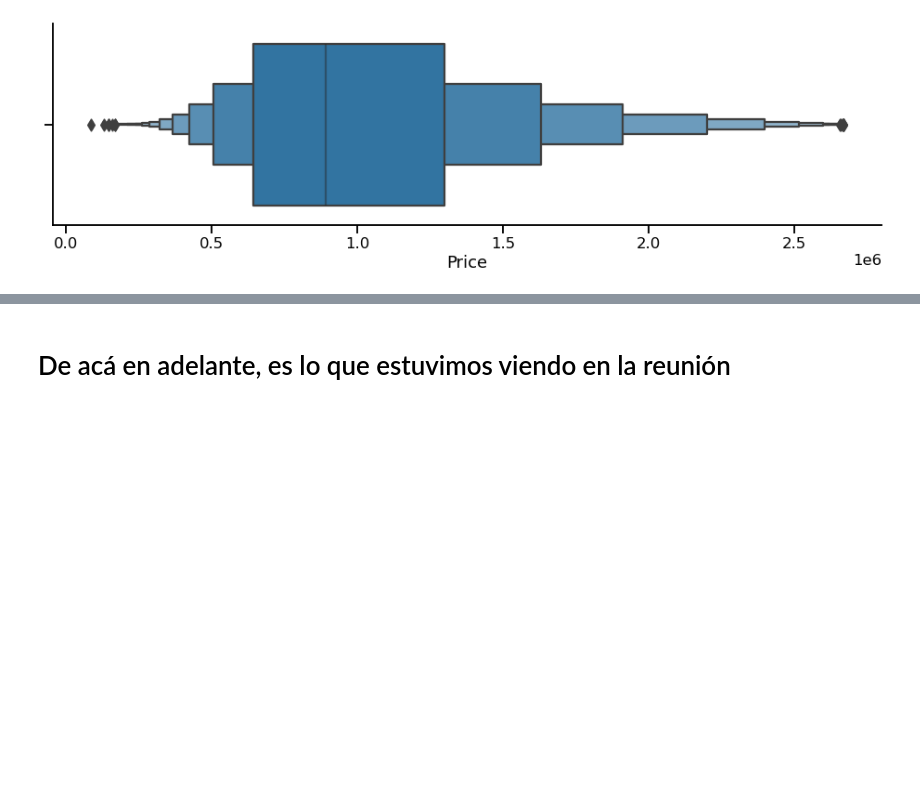
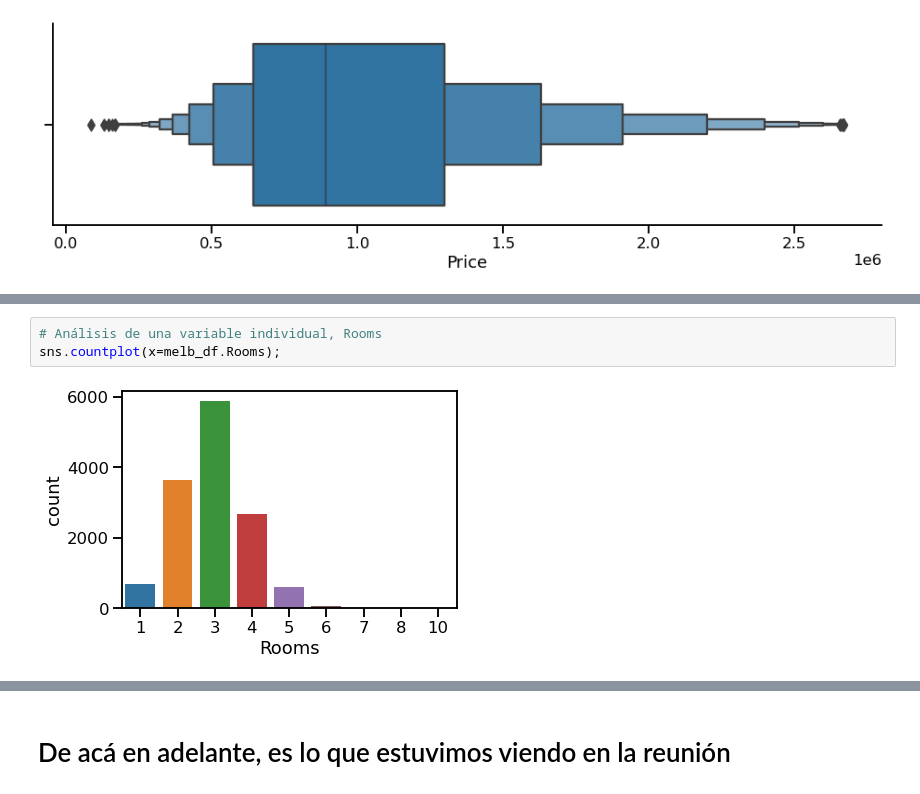
Before and after one commit to mgobbi289/DiploDatos, a Jupyter notebook: AnalisisyCuracion/Entregable_Parte_1.ipynb, the cells around one changed output, grey strips where cells are left out. Saved outputs shown, nothing was run; the diff lists cells and outputs as text; blank space fills up the shorter version.

```diff
--- a/AnalisisyCuracion/Entregable_Parte_1.ipynb
+++ b/AnalisisyCuracion/Entregable_Parte_1.ipynb
@@ -158,0 +185,5 @@ sns.despine()
+# %%
+# Análisis de una variable individual, Rooms
+sns.countplot(x=melb_df.Rooms);
+# %% [output]
+[figure, added]
```
Also changed, not shown: parts of 43 cells of this notebook.
